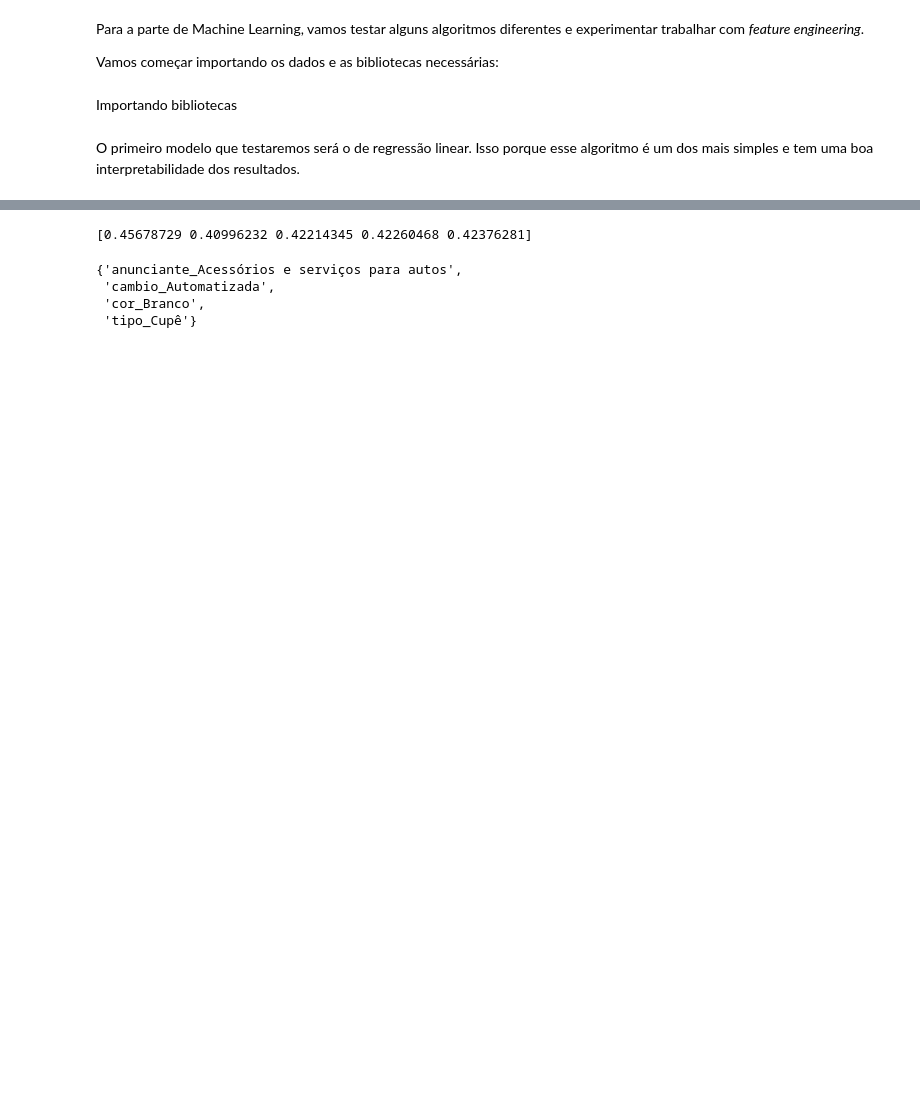
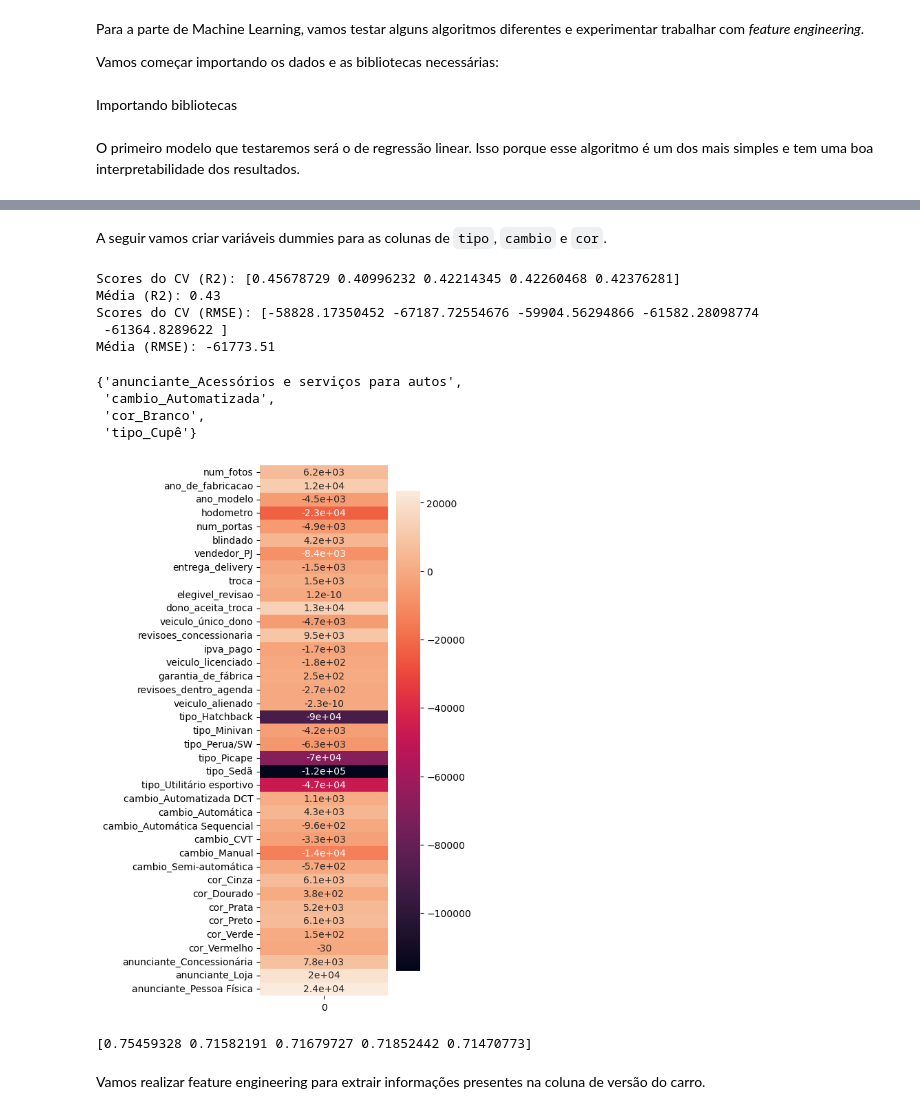
Before and after one commit to renatoinomata/indicium-data-science, a Jupyter notebook: machine_learning.ipynb, the cells around one changed output, grey strips where cells are left out. Drawn from its saved outputs; the diff is of its cells as text; code cells hidden in the pictures; blank space fills up the shorter version.

```diff
--- a/machine_learning.ipynb
+++ b/machine_learning.ipynb
@@ -101,4 +90,7 @@ Index(['id', 'num_fotos', 'marca', 'modelo', 'versao', 'ano_de_fabricacao',
+# %% [markdown]
+A seguir vamos criar variáveis dummies para as colunas de `tipo`, `cambio` e `cor`.
 # %%
+# Criando dummies e removendo a primeira para evitar problemas de colinearidade
 df1 = pd.get_dummies(df, columns=['tipo', 'cambio', 'cor', 'anunciante'], drop_first=True)
 
 X = df1.select_dtypes(np.number).drop(columns=['preco'])
@@ -107,16 +99,20 @@ y = df1.preco
 kfold = KFold(n_splits=5, random_state=31, shuffle=True)
 
 pipeline = Pipeline([
-    # ('encoder', OneHotEncoder(categories='auto', drop='first')),
     ('scaler', StandardScaler()),
     ('regressor', LinearRegression())
 ])
 
-
-scores = cross_val_score(pipeline, X, y, cv=kfold, scoring='r2')
-print(scores)
+print('Scores do CV (R2):', cross_val_score(pipeline, X, y, cv=kfold, scoring='r2'))
+print('Média (R2):', cross_val_score(pipeline, X, y, cv=kfold, scoring='r2').mean().round(2))
+print('Scores do CV (RMSE):', cross_val_score(pipeline, X, y, cv=kfold, scoring='neg_root_mean_squared_error'))
+print('Média (RMSE):', cross_val_score(pipeline, X, y, cv=kfold, scoring='neg_root_mean_squared_error').mean().round(2))
 # %% [output]
-[0.45678729 0.40996232 0.42214345 0.42260468 0.42376281]
+Scores do CV (R2): [0.45678729 0.40996232 0.42214345 0.42260468 0.42376281]
+Média (R2): 0.43
+Scores do CV (RMSE): [-58828.17350452 -67187.72554676 -59904.56294866 -61582.28098774
+ -61364.8289622 ]
+Média (RMSE): -61773.51
 # %%
 set(pd.get_dummies(df, columns=['tipo', 'cambio', 'cor', 'anunciante'])) - set(pd.get_dummies(df, columns=['tipo', 'cambio', 'cor', 'anunciante'], drop_first=True).columns)
 # %% [output]
@@ -124,3 +120,55 @@ set(pd.get_dummies(df, columns=['tipo', 'cambio', 'cor', 'anunciante'])) - set(p
  'cambio_Automatizada',
  'cor_Branco',
  'tipo_Cupê'}
+# %%
+pipeline.fit(X, y)
+plt.figure(figsize=(3, 10))
+sns.heatmap(pd.DataFrame(data=[pipeline.named_steps['regressor'].coef_], columns=X.columns).T, annot=True)
+plt.show()
+# %% [output]
+[figure, added]
+# %%
+df1 = pd.get_dummies(df, columns=['tipo', 'cambio', 'cor', 'anunciante'], drop_first=True)
+df1['marca'] = df1['marca'].astype('category').cat.codes
+df1['modelo'] = df1['modelo'].astype('category').cat.codes
+df1['versao'] = df1['versao'].astype('category').cat.codes
+df1['estado_vendedor'] = df1['estado_vendedor'].astype('category').cat.codes
+df1.drop(columns='cidade_vendedor', inplace=True)
+
+
+# from sklearn.compose import ColumnTransformer
+
+X = df1.drop(columns=['preco', 'id'])
+y = df1.preco
+
+cat_cols = X.select_dtypes('object').columns.tolist()
+# encoder = OrdinalEncoder()
+# encoder.fit_transform(X)
+
+# preprocessor = ColumnTransformer(
+#     transformers=[
+#         ('categorical', OrdinalEncoder(), cat_cols)
+#     ]
+# )
+
+kfold = KFold(n_splits=5, random_state=31, shuffle=True)
+
+pipeline = Pipeline([
+    # ('encoder', OneHotEncoder(categories='auto', drop='first')),
+    # ('encoder', LabelEncoder()),
+    # ('encoder', OrdinalEncoder()),
+    # ('preprocessor', preprocessor),
+    # ('scaler', StandardScaler()),
+    ('regressor', RandomForestRegressor(n_estimators=100, random_state=31))
+    # ('regressor', LinearRegression())
+])
+
+# from sklearn.model_selection import GridSearchCV
+# grid_CV = GridSearchCV(pipeline, )
+
+scores = cross_val_score(pipeline, X, y, cv=kfold, scoring='r2')
+print(scores)
+# %% [output]
+[0.75459328 0.71582191 0.71679727 0.71852442 0.71470773]
+# %% [markdown]
+Vamos realizar feature engineering para extrair informações presentes na coluna de versão do carro.
```
Also changed, not shown: parts of 25 cells of this notebook.
